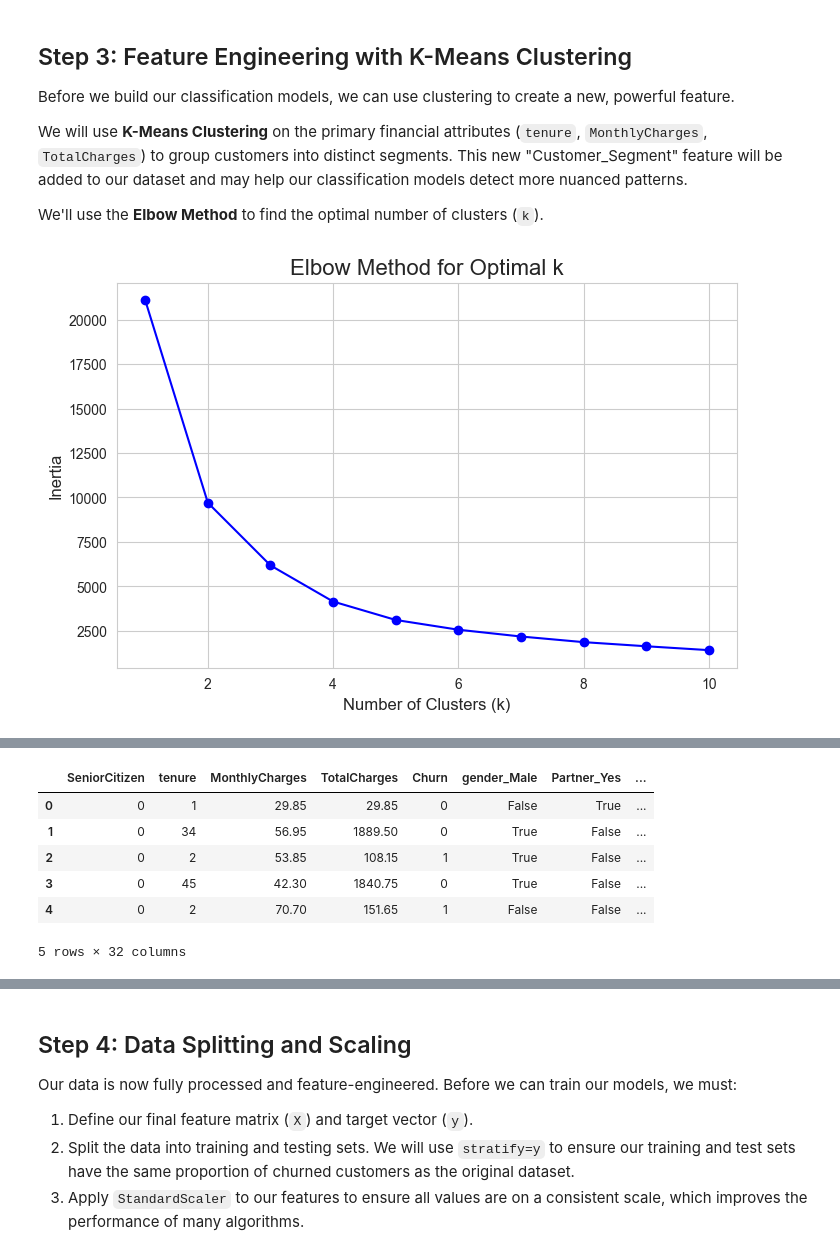
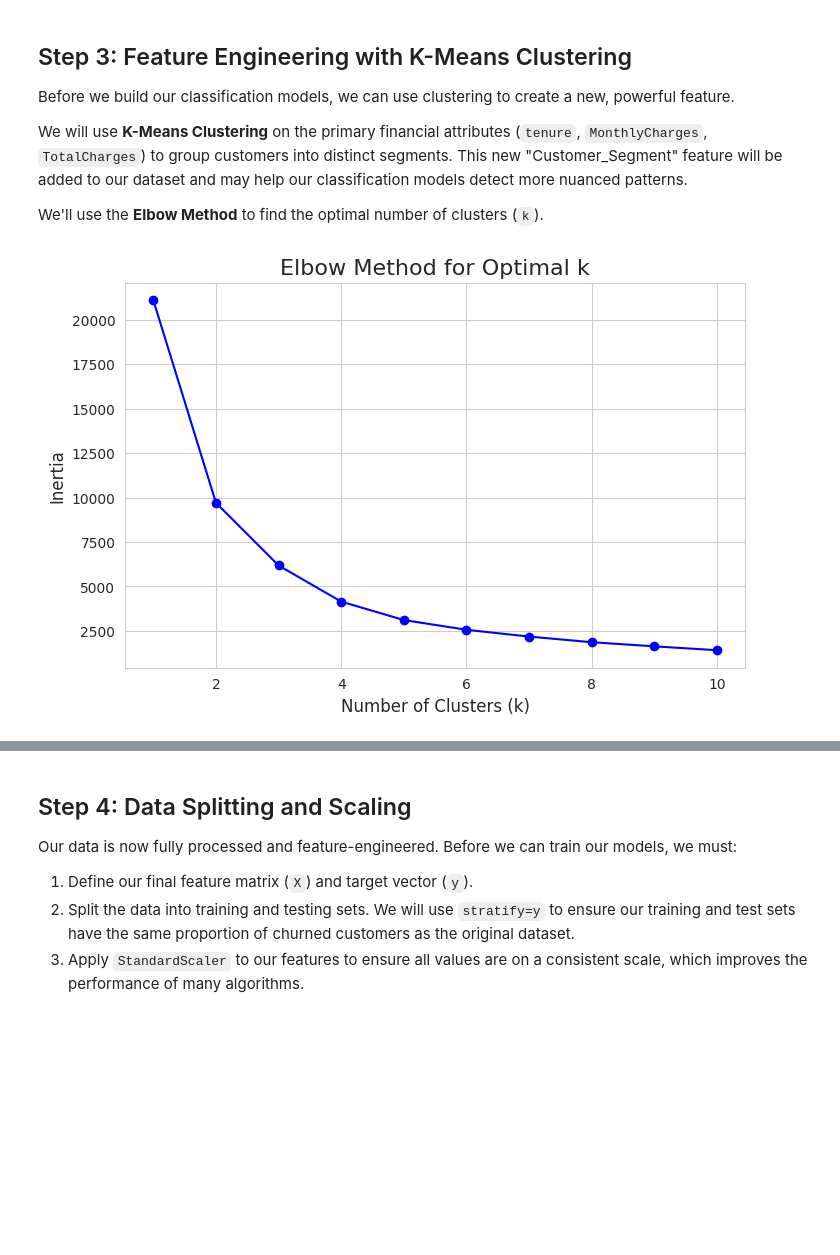
Before and after one commit to RishiWaghmare12/AIML-project-MDM, a Jupyter notebook: aiml_pr7.ipynb, the cells around one changed output, grey strips where cells are left out. Cells and saved outputs as stored; diff of their text form; code cells hidden in the pictures; blank space fills up the shorter version.

```diff
--- a/aiml_pr7.ipynb
+++ b/aiml_pr7.ipynb
@@ -62,0 +45,4 @@ Dataset loaded successfully!
+# %%
+# Load the new dataset
+df = pd.read_csv('/WA_Fn-UseC_-Telco-Customer-Churn.csv')
+print("Dataset loaded successfully!")
@@ -185,43 +189,28 @@ We will use **K-Means Clustering** on the primary financial attributes (`tenure`
 
 We'll use the **Elbow Method** to find the optimal number of clusters (`k`).
 # %%
-from sklearn.cluster import KMeans
-
 # Select the features for clustering
 X_cluster = df_processed[['tenure', 'MonthlyCharges', 'TotalCharges']]
 
 # Standardize these features (K-Means is distance-based)
 scaler_cluster = StandardScaler()
 X_cluster_scaled = scaler_cluster.fit_transform(X_cluster)
 
 # --- Use the Elbow Method to find the optimal k ---
 inertia = []
 k_range = range(1, 11)
 for k in k_range:
     kmeans = KMeans(n_clusters=k, random_state=42, n_init=10)
     kmeans.fit(X_cluster_scaled)
     inertia.append(kmeans.inertia_)
 
 # Plot the Elbow Method results
 plt.figure(figsize=(8, 5))
 plt.plot(k_range, inertia, 'bo-')
 plt.title('Elbow Method for Optimal k', fontsize=16)
 plt.xlabel('Number of Clusters (k)', fontsize=12)
 plt.ylabel('Inertia', fontsize=12)
 plt.grid(True)
 plt.show()
-
-# --- Apply K-Means with the chosen k ---
-# Let's look at the plot, but k=3 or k=4 is usually a good choice here. Let's start with 3.
-optimal_k = 3
-kmeans = KMeans(n_clusters=optimal_k, random_state=42, n_init=10)
-cluster_labels = kmeans.fit_predict(X_cluster_scaled)
-
-# Add the new cluster feature to our main processed dataframe
-df_final = df_processed.copy()
-df_final['Customer_Segment'] = cluster_labels
-
-print(f"\nSuccessfully added 'Customer_Segment' feature with {optimal_k} clusters.")
-df_final.head()
 # %% [output]
-[figure, old version]
+[figure, new version]
@@ -229,7 +216,0 @@ Successfully added 'Customer_Segment' feature with 3 clusters.
-|  | SeniorCitizen | tenure | MonthlyCharges | TotalCharges | Churn | gender_Male | Partner_Yes | ... |
-| 0 | 0 | 1 | 29.85 | 29.85 | 0 | False | True | ... |
-| 1 | 0 | 34 | 56.95 | 1889.50 | 0 | True | False | ... |
-| 2 | 0 | 2 | 53.85 | 108.15 | 1 | True | False | ... |
-| 3 | 0 | 45 | 42.30 | 1840.75 | 0 | True | False | ... |
-| 4 | 0 | 2 | 70.70 | 151.65 | 1 | False | False | ... |
-5 rows × 32 columns
```
Also changed, not shown: parts of 33 cells of this notebook.
